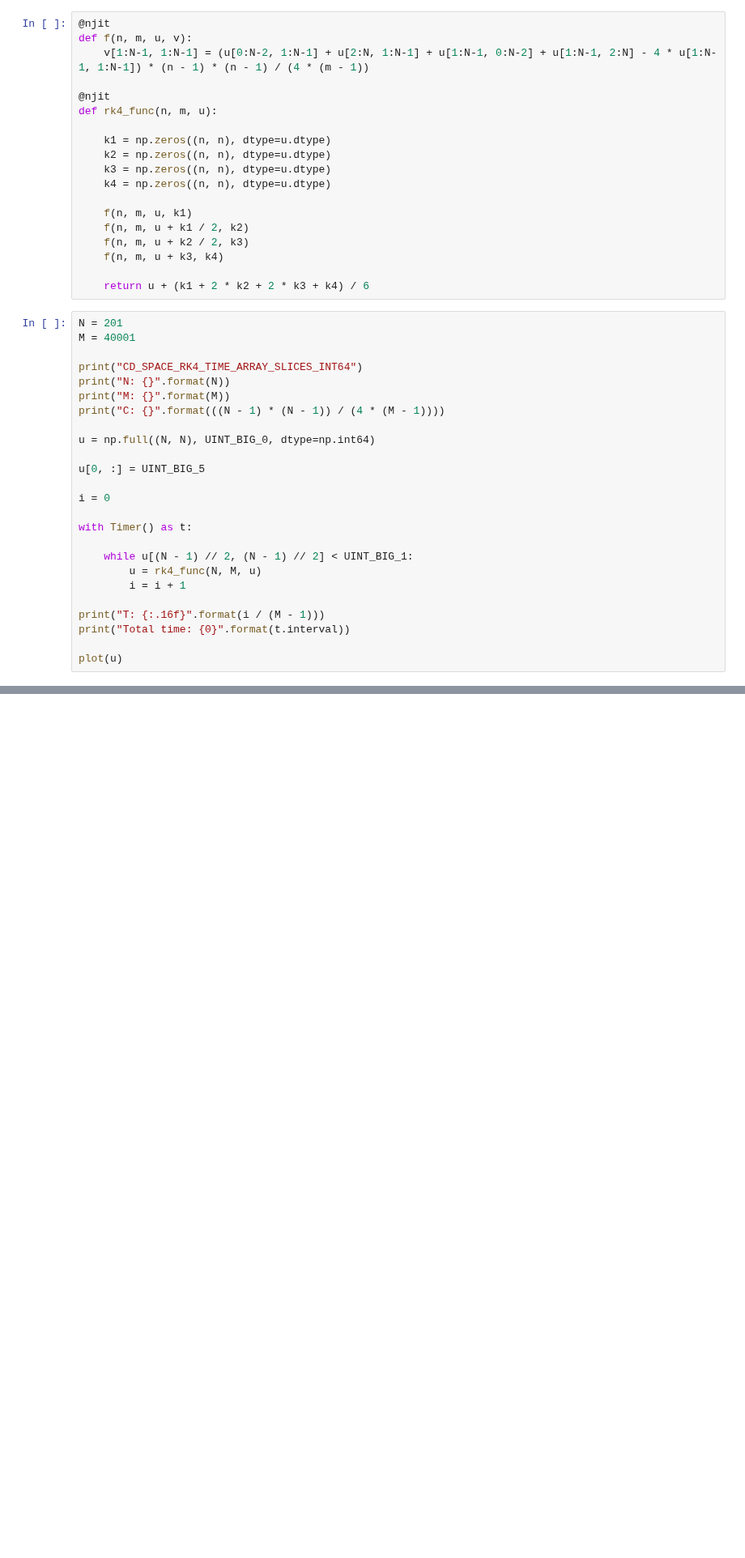
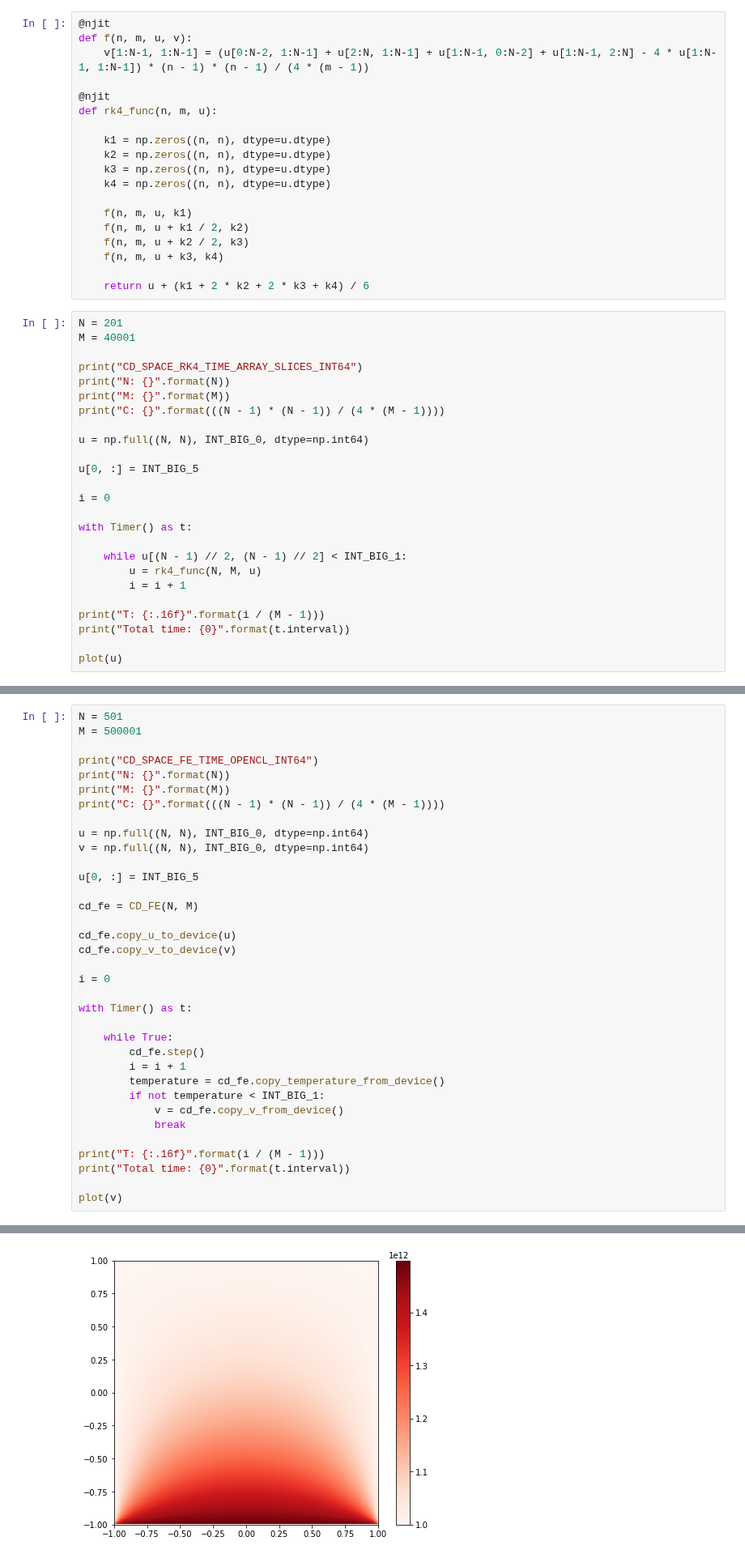
Before and after one commit to johnduffymsc/PHAS0102, a Jupyter notebook: assignment-4.ipynb, the cells around one changed output, grey strips where cells are left out. Shown at 81% size. Cells and saved outputs as stored; diff of their text form; blank space fills up the shorter version.

```diff
--- a/assignment-4.ipynb
+++ b/assignment-4.ipynb
@@ -421,15 +444,15 @@ print("N: {}".format(N))
 print("M: {}".format(M))
 print("C: {}".format(((N - 1) * (N - 1)) / (4 * (M - 1))))
 
-u = np.full((N, N), UINT_BIG_0, dtype=np.int64)
+u = np.full((N, N), INT_BIG_0, dtype=np.int64)
 
-u[0, :] = UINT_BIG_5
+u[0, :] = INT_BIG_5
 
 i = 0
 
 with Timer() as t:
 
-    while u[(N - 1) // 2, (N - 1) // 2] < UINT_BIG_1:
+    while u[(N - 1) // 2, (N - 1) // 2] < INT_BIG_1:
         u = rk4_func(N, M, u)
         i = i + 1
 
@@ -447,0 +580,36 @@ Total time: 19.447755098342896
+# %%
+N = 501
+M = 500001
+
+print("CD_SPACE_FE_TIME_OPENCL_INT64")
+print("N: {}".format(N))
+print("M: {}".format(M))
+print("C: {}".format(((N - 1) * (N - 1)) / (4 * (M - 1))))
+
+u = np.full((N, N), INT_BIG_0, dtype=np.int64)
+v = np.full((N, N), INT_BIG_0, dtype=np.int64)
+
+u[0, :] = INT_BIG_5
+
+cd_fe = CD_FE(N, M)
+
+cd_fe.copy_u_to_device(u)
+cd_fe.copy_v_to_device(v)
+
+i = 0
+
+with Timer() as t:
+
+    while True:
+        cd_fe.step()
+        i = i + 1
+        temperature = cd_fe.copy_temperature_from_device()
+        if not temperature < INT_BIG_1:
+            v = cd_fe.copy_v_from_device()
+            break
+
+print("T: {:.16f}".format(i / (M - 1)))
+print("Total time: {0}".format(t.interval))
+
+plot(v)
+# %% [output]
@@ -448,3 +622,4 @@ Total time: 19.447755098342896
+[figure, added]
 # %% [markdown]
 ### CD_SPACE_RK4_TIME_OPENCL_INT64
 # %%
```
Also changed, not shown: parts of 10 cells of this notebook.
